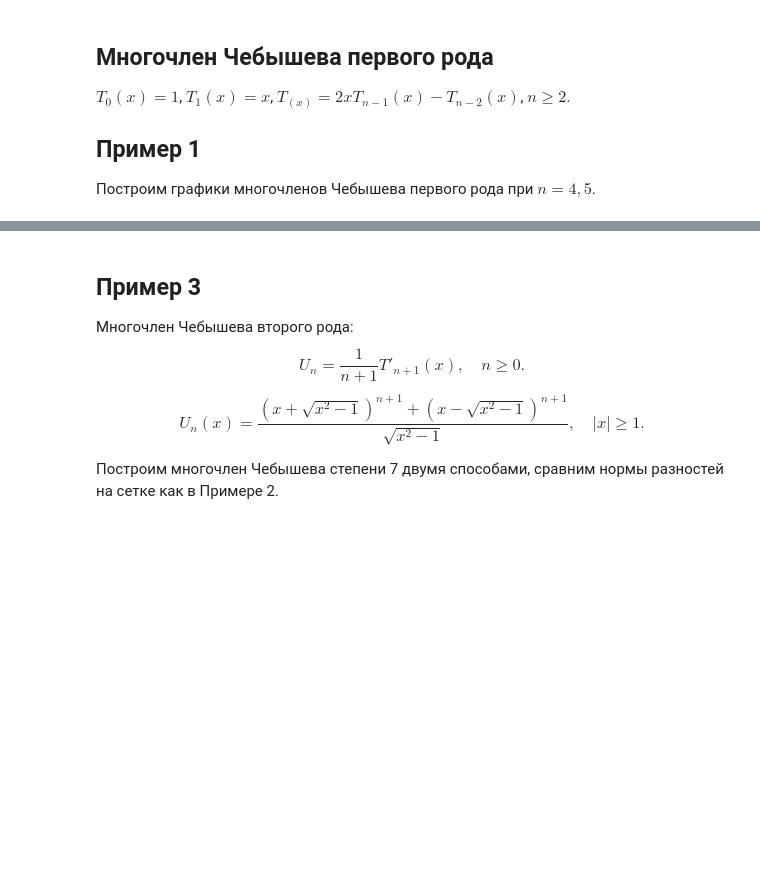
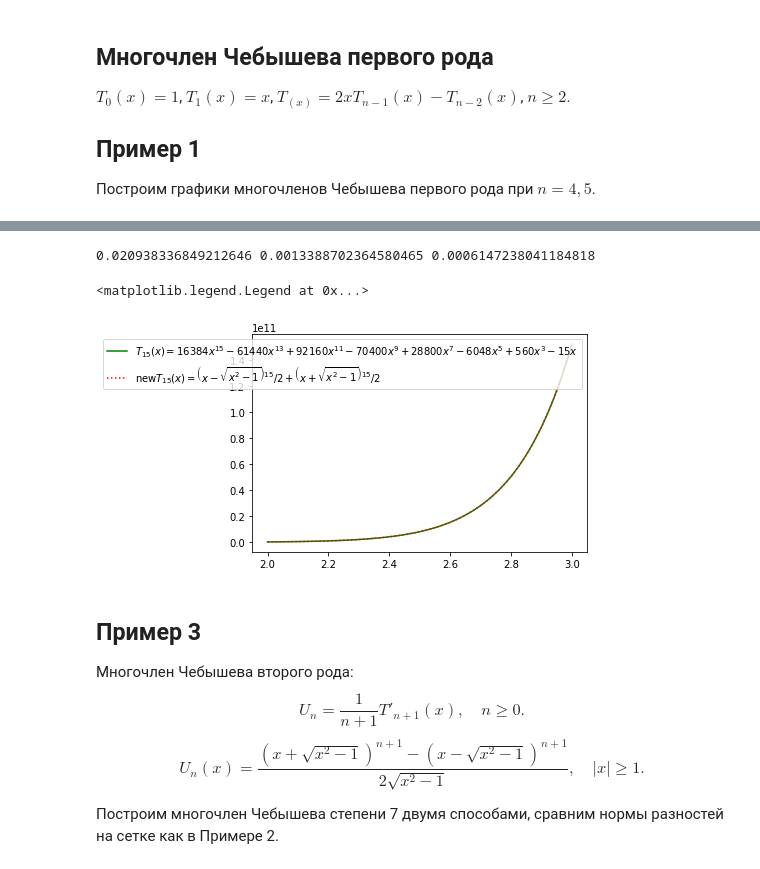
Before and after one commit to GalinaZh/Appl_alg2021, a Jupyter notebook: Applied_Alg_sem_7_Interpolation.ipynb, the cells around one changed output, grey strips where cells are left out. Saved outputs shown, nothing was run; the diff lists cells and outputs as text; code cells hidden in the pictures; blank space fills up the shorter version.

```diff
--- a/Applied_Alg_sem_7_Interpolation.ipynb
+++ b/Applied_Alg_sem_7_Interpolation.ipynb
@@ -63,3 +72,19 @@ $$
+# %%
+def T_new(n, x):
+  return ((x + sympy.sqrt(x**2 - 1))**n + (x - sympy.sqrt(x**2 - 1))**n)/2
+
+X = np.linspace(2, 3, 1001)
+Y1 = sympy.lambdify(x, T(15, x))(X)
+Y2 = sympy.lambdify(x, T_new(15, x))(X)
+
+print(*[np.linalg.norm(Y1 - Y2, k) for k in [1, 2, 3]])
+plt.plot(X, Y1, 'g-', label=sympy.latex(sympy.Eq(S('T15(x)'), T(15, x)), mode='inline'))
+plt.plot(X, Y2, 'r:', label=sympy.latex(sympy.Eq(S('newT15(x)'), T_new(15, x)), mode='inline'))
+plt.legend()
+# %% [output]
+0.020938336849212646 0.0013388702364580465 0.0006147238041184818
+<matplotlib.legend.Legend at 0x...>
+[figure, added]
 # %% [markdown]
 ## Пример 3
 Многочлен Чебышева второго рода:
@@ -67,7 +92,7 @@ $$
 U_n = \frac{1}{n + 1}T'_{n + 1}(x), \quad n \ge 0.
 $$
 $$
-U_n(x) = \frac{(x + \sqrt{x^2 - 1})^{n + 1} + (x - \sqrt{x^2 - 1})^{n + 1}}{\sqrt{x^2 - 1}}, \quad |x| \ge 1.
+U_n(x) = \frac{(x + \sqrt{x^2 - 1})^{n + 1} - (x - \sqrt{x^2 - 1})^{n + 1}}{2\sqrt{x^2 - 1}}, \quad |x| \ge 1.
 $$
 
 Построим многочлен Чебышева степени 7 двумя способами, сравним нормы разностей на сетке как в Примере 2.
```
Also changed, not shown: parts of 24 cells of this notebook.
